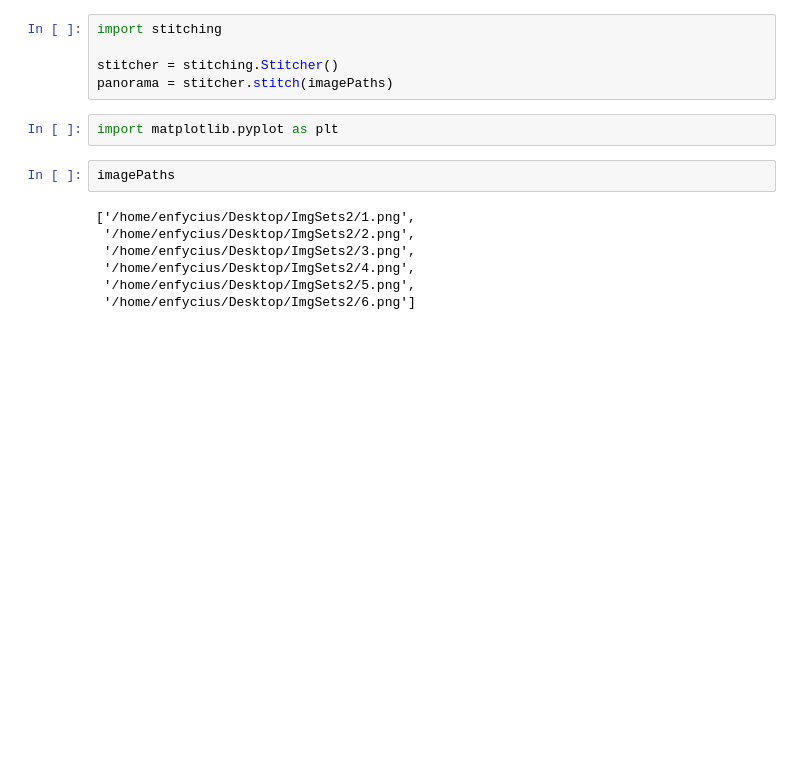
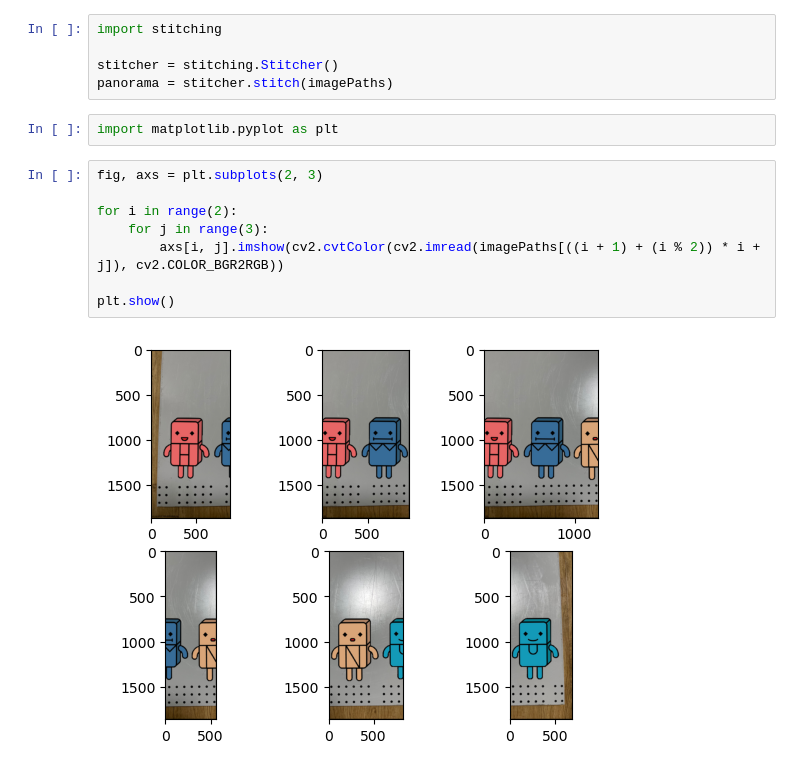
Before and after one commit to ConstructionIT/LH2023, a Jupyter notebook: image_stitching.ipynb, the cells around one changed output. Drawn from its saved outputs; the diff is of its cells as text; blank space fills up the shorter version.

```diff
--- a/image_stitching.ipynb
+++ b/image_stitching.ipynb
@@ -94,14 +119,15 @@ stitcher = stitching.Stitcher()
 panorama = stitcher.stitch(imagePaths)
 # %%
 import matplotlib.pyplot as plt
-# %%
-imagePaths
-# %% [output]
-['/home/enfycius/Desktop/ImgSets2/1.png',
- '/home/enfycius/Desktop/ImgSets2/2.png',
- '/home/enfycius/Desktop/ImgSets2/3.png',
- '/home/enfycius/Desktop/ImgSets2/4.png',
- '/home/enfycius/Desktop/ImgSets2/5.png',
- '/home/enfycius/Desktop/ImgSets2/6.png']
+# %%
+fig, axs = plt.subplots(2, 3)
+
+for i in range(2):
+    for j in range(3):
+        axs[i, j].imshow(cv2.cvtColor(cv2.imread(imagePaths[((i + 1) + (i % 2)) * i + j]), cv2.COLOR_BGR2RGB))
+
+plt.show()
+# %% [output]
+[figure, added]
 # %%
 plt.imshow(cv2.cvtColor(panorama, cv2.COLOR_BGR2RGB))
```
Also changed, not shown: parts of 4 cells of this notebook.
